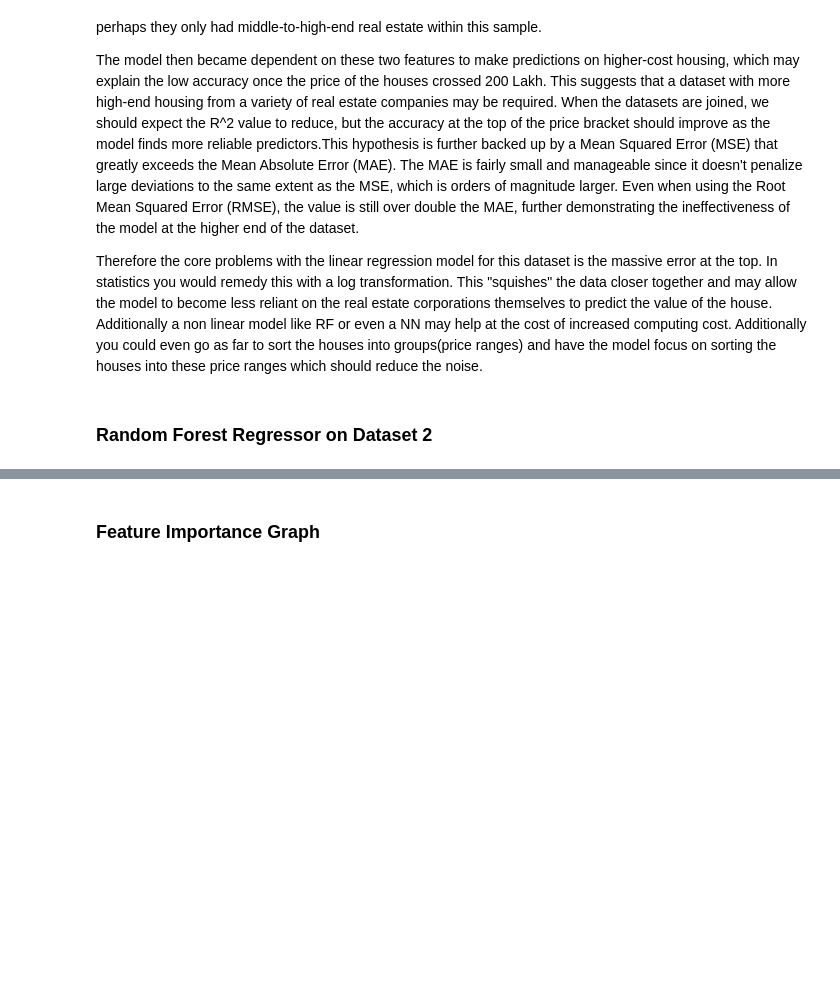
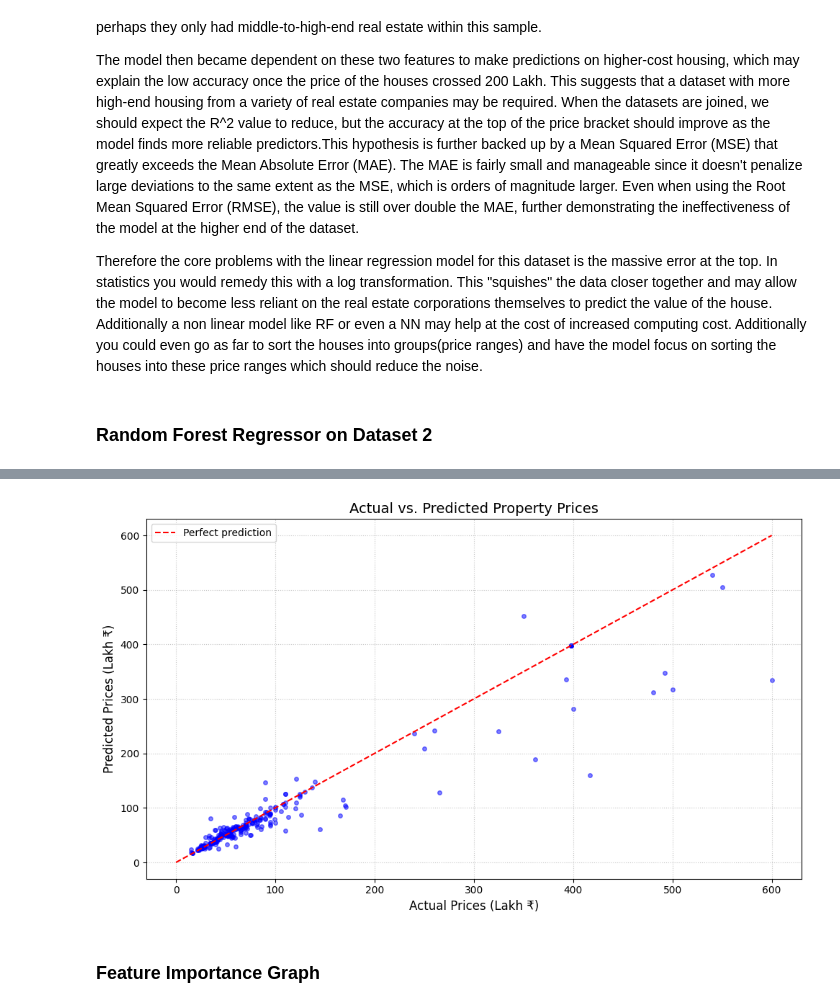
Before and after one commit to FishyFoshy/COMP3608-Project, a Jupyter notebook: Dataset_2.ipynb, the cells around one changed output, grey strips where cells are left out. Cells and saved outputs as stored; diff of their text form; code cells hidden in the pictures; blank space fills up the shorter version.

```diff
--- a/Dataset_2.ipynb
+++ b/Dataset_2.ipynb
@@ -21,6 +21,8 @@ df2 = df2.drop(columns=['age'])
 
 # Drops all with null values
 df2.dropna(inplace=True)
+
+df2['price'] = np.log(df2['price'])
 
 # Separates non numerical columns from numerical ones
 non_numerical_columns = ['status', 'price', 'location', 'builder']
@@ -179,0 +237,74 @@ plt.show()
+# %%
+from sklearn.ensemble import RandomForestRegressor
+from sklearn.model_selection import GridSearchCV
+
+# Define the parameter grid to search
+param_grid = {
+    'n_estimators': [100, 200, 290, 300], # Number of trees in the forest
+    'max_features': ['sqrt', 'log2', None, 0.7,  0.5, 0.3], # Number of features to consider at each split
+    'min_samples_leaf': [1, 2, 4], # Minimum number of samples required at a leaf node
+    'max_depth': [10, 23, 30, None] # Maximum depth of the tree
+}
+
+# Initialize GridSearchCV
+# We use the negative root mean squared error as our scoring metric,
+# as GridSearchCV tries to maximize the score, so we negate RMSE.
+grid_search = GridSearchCV(
+    estimator = RandomForestRegressor(random_state=42), # Use a fixed random_state for reproducibility
+    param_grid = param_grid,
+    cv = 5, # 5-fold cross-validation
+    scoring = r2_original_scorer, # Metric to optimize
+    n_jobs = -1, # Use all available CPU cores
+    verbose = 2 # Display progress
+)
+
+# Fit GridSearchCV to the training data
+print("Starting GridSearchCV...")
+grid_search.fit(x_train, y_train)
+print("GridSearchCV completed.")
+
+# Get the best parameters and best score
+best_params = grid_search.best_params_
+best_score = abs(grid_search.best_score_)
+
+print(f"\nBest Parameters: {best_params}")
+print(f"Best Cross-Validation R²: {best_score:,.4f}")
+
+# You can also get the best estimator found by GridSearchCV
+best_rfr_model = grid_search.best_estimator_
+
+# Evaluate the best model on the test set
+y_pred_tuned = best_rfr_model.predict(x_test)
+rmse_tuned = rmse_original_scale(y_test, y_pred_tuned)
+mae_tuned = mae_original_scale(y_test, y_pred_tuned)
+r2_tuned = r2_original_scale(y_test, y_pred_tuned)
+
+print("\n--- Tuned Random Forest Model Performance ---")
+print(f"RMSE on Test Set:	${rmse_tuned:,.2f}")
+print(f"MAE on Test Set:	${mae_tuned:,.2f}")
+print(f"R² on Test Set:	{r2_tuned:.4f}")
+
+# You can also run cross-validation on the best model separately for comparison
+cv_rmse_tuned = -cross_val_score(best_rfr_model, x, y, cv=5, scoring=neg_rmse_original_scorer).mean()
+cv_mae_tuned = -cross_val_score(best_rfr_model, x, y, cv=5, scoring=neg_mae_original_scorer).mean()
+cv_r2_tuned = cross_val_score(best_rfr_model, x, y, cv=5, scoring=r2_original_scorer).mean()
+
+print(f"\nCross-validation RMSE (Best Model):\t${cv_rmse_tuned:,.2f}")
+print(f"Cross-validation MAE (Best Model):\t${cv_mae_tuned:,.2f}")
+print(f"Cross-validation R² (Best Model):\t{cv_r2_tuned:.4f}")
+
+y_test_original = np.exp(y_test)
+y_pred_original = np.exp(y_pred_tuned)
+
+# Predicted vs Actual scatter
+plt.figure(figsize=(10, 6))
+plt.scatter(y_test_original, y_pred_original, alpha=0.5, s=16, color="blue")
+plt.plot([0, y_test_original.max()], [0, y_test_original.max()], 'r--', label='Perfect prediction')
+plt.xlabel('Actual Prices (Lakh ₹)', fontsize=12)
+plt.ylabel('Predicted Prices (Lakh ₹)', fontsize=12)
+plt.title('Actual vs. Predicted Property Prices', fontsize=14)
+plt.legend()
+plt.grid(True, linestyle=':', alpha=0.7)
+plt.tight_layout()
+plt.show()
+# %% [output]
@@ -180,3 +326,4 @@ plt.show()
+[figure, added]
 # %% [markdown]
 ### Feature Importance Graph
 # %%
```
Also changed, not shown: parts of 8 cells of this notebook.
